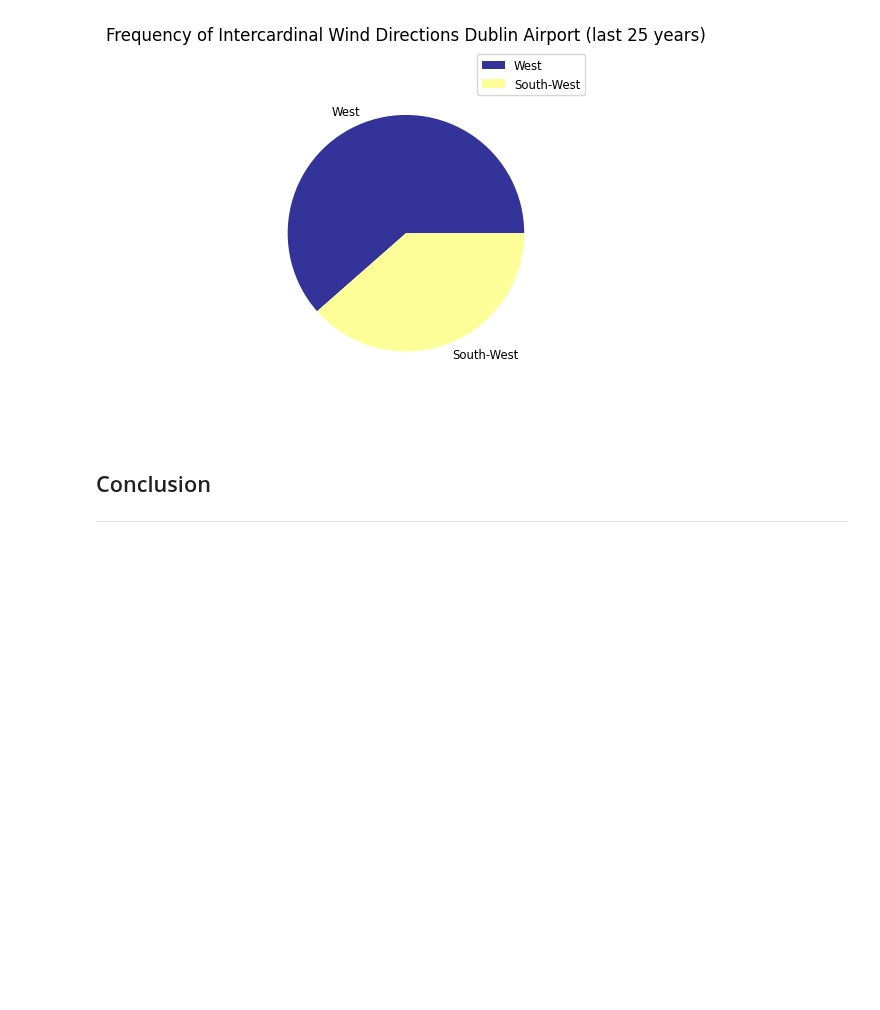
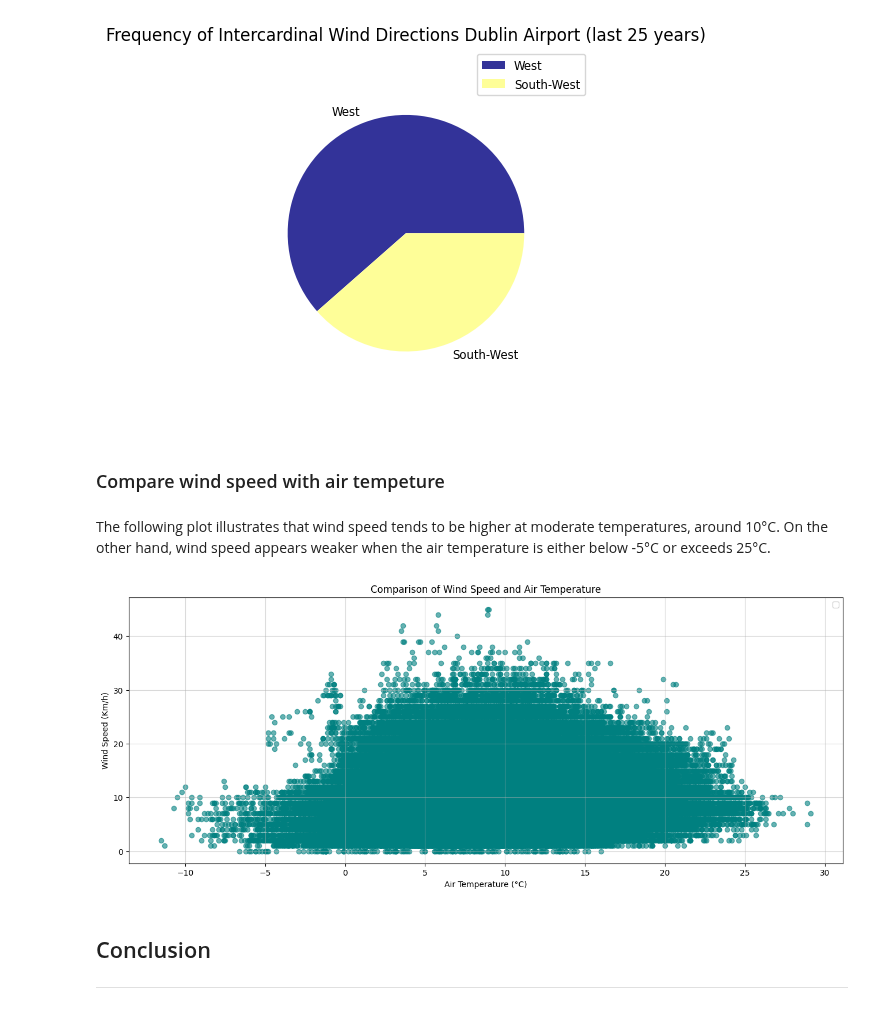
Before and after one commit to Noemidiaz/programming_for_data_analytics, a Jupyter notebook: project/windspeed_DublinAirport.ipynb, the cells around one changed output. Drawn from its saved outputs; the diff is of its cells as text; code cells hidden in the pictures; blank space fills up the shorter version.

Commit message:
scatter plot two variables

```diff
--- a/project/windspeed_DublinAirport.ipynb
+++ b/project/windspeed_DublinAirport.ipynb
@@ -953,6 +954,36 @@ plt.legend(labels, loc="best", fontsize="small")
 plt.show()
 # %% [output]
 [figure]
+# %% [markdown]
+### Compare wind speed with air tempeture
+# %% [markdown]
+The following plot illustrates that wind speed tends to be higher at moderate temperatures, around 10°C. On the other hand, wind speed appears weaker when the air temperature is either below -5°C or exceeds 25°C.
+# %%
+# Scatter plot to compare wind speed and air temperature
+plt.figure(figsize=(16, 6))
+plt.scatter(data['airtemp'], data['wdsp'], alpha=0.6, color='teal')
+
+# Add labels
+plt.xlabel('Air Temperature (°C)')
+plt.ylabel('Wind Speed (Km/h)')
+
+# Add tittle and legend
+plt.title('Comparison of Wind Speed and Air Temperature')
+plt.legend()
+
+# Display grid
+plt.grid(alpha=0.5)
+
+# Enable interactive mode for zoom and pan
+plt.ion()
+
+# Show plot
+plt.show()
+
+# Keep plot interactive
+plt.pause(1)  # Pause so that the plot is interactive
+# %% [output]
+[figure, added]
 # %% [markdown]
 ## Conclusion
 ***
```
Also changed, not shown: parts of 4 cells of this notebook.
